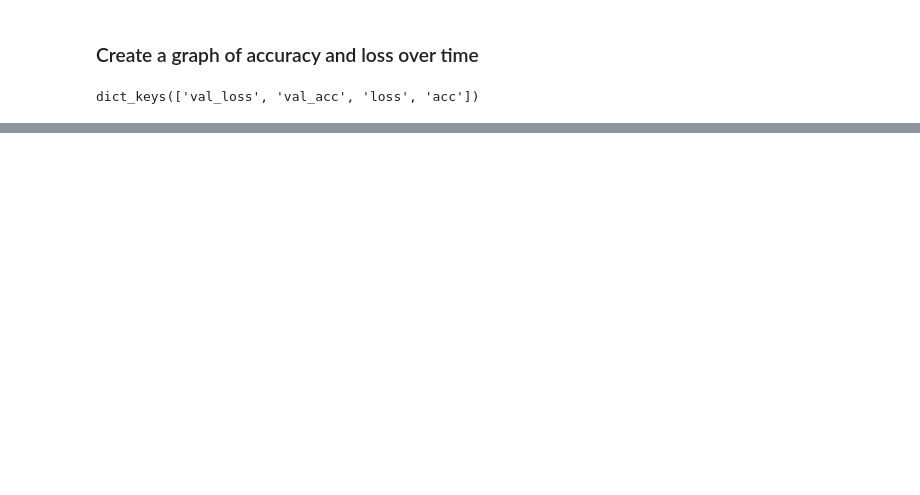
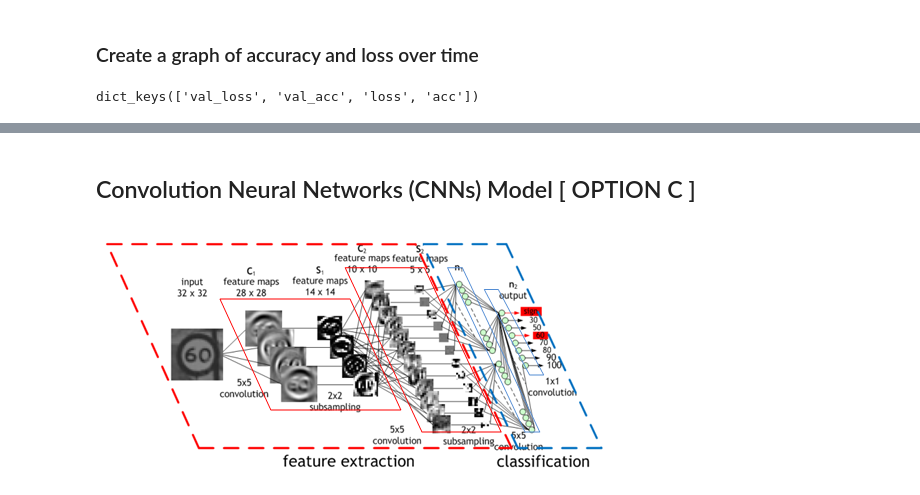
Before and after one commit to yourbobo/nlp, a Jupyter notebook: IMDB_CLF.ipynb, the cells around one changed output, grey strips where cells are left out. Drawn from its saved outputs; the diff is of its cells as text; code cells hidden in the pictures; blank space fills up the shorter version.

```diff
--- a/IMDB_CLF.ipynb
+++ b/IMDB_CLF.ipynb
@@ -578,3 +565,9 @@ plt.show()
 # This isn't the case for the validation loss and accuracy—they seem to peak after about twenty epochs.
 # This is an example of overfitting: the model performs better on the training data than it does on data it has never seen before.
 # After this point, the model over-optimizes and learns representations specific to the training data that do not generalize to test data.
+# %% [markdown]
+## Convolution Neural Networks (CNNs) Model  [ OPTION C ]
+# %%
+Image(filename='data/images/convolutional_neural_network.png')
+# %% [output]
+[figure, added]
```
Also changed, not shown: parts of 29 cells of this notebook, 1 other file.
